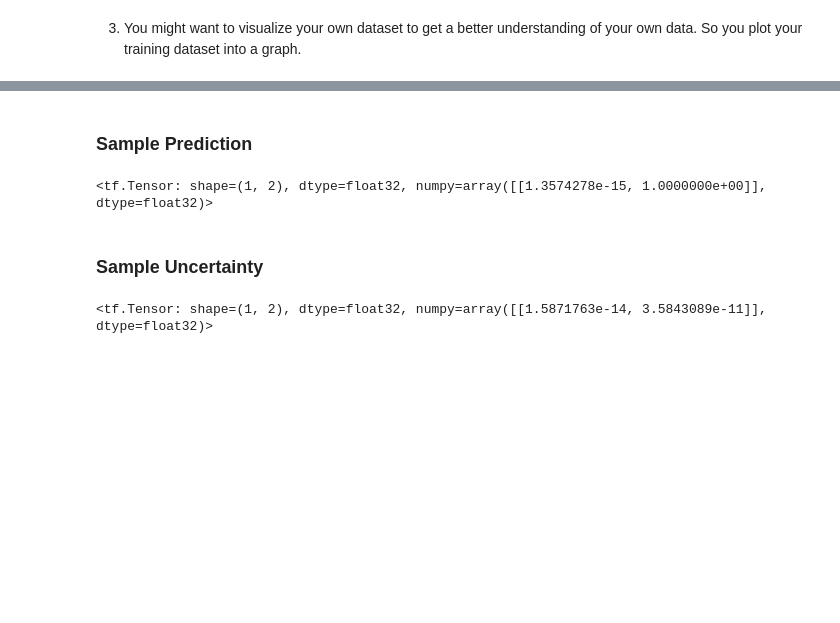
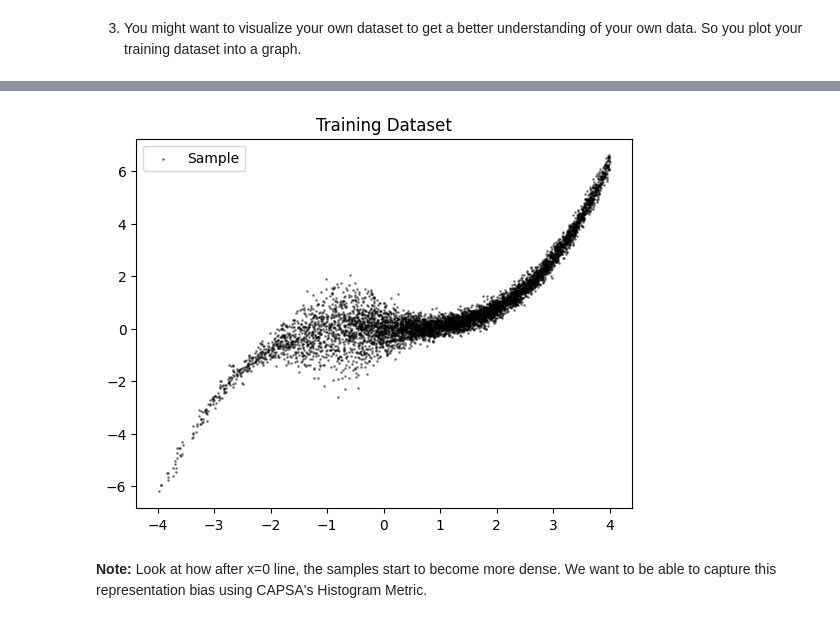
Before and after one commit to bytesroboticmx/capsaIA, a Jupyter notebook: docs/source/tutorials/bias/Histogram-Regression.ipynb, the cells around one changed output, grey strips where cells are left out. Cells and saved outputs as stored; diff of their text form; code cells hidden in the pictures; blank space fills up the shorter version.

```diff
--- a/notebooks/MVE_Classification.ipynb
+++ b/docs/source/tutorials/bias/Histogram-Regression.ipynb
@@ -25,6 +32,6 @@ from helper import *
 # %% [markdown]
 2. You would have your own training and test dataset ready.
 # %%
-(x_train, y_train), (x_test, y_test) = generate_moon_data_classification()
+(x_train, y_train), (x_test, y_test) = generate_random_data_regression()
 # %% [markdown]
 3. You might want to visualize your own dataset to get a better understanding of your own data. So you plot your training dataset into a graph.
@@ -59,2 +37,0 @@ wrapped_model.compile(
-# %%
-wrapped_model.fit(x_train,tf.one_hot(y_train,2),epochs=30)
@@ -97,12 +38,6 @@ output = wrapped_model(single_sample)
-# %% [markdown]
-### Sample Prediction
-# %%
-output.y_hat
-# %% [output]
-<tf.Tensor: shape=(1, 2), dtype=float32, numpy=array([[1.3574278e-15, 1.0000000e+00]], dtype=float32)>
-# %% [markdown]
-### Sample Uncertainty
-# %%
-output.aleatoric
-# %% [output]
-<tf.Tensor: shape=(1, 2), dtype=float32, numpy=array([[1.5871763e-14, 3.5843089e-11]], dtype=float32)>
+# %%
+plot_for_regression(x_train,y_train)
+# %% [output]
+[figure, added]
+# %% [markdown]
+**Note:** Look at how after x=0 line, the samples start to become more dense. We want to be able to capture this representation bias using CAPSA's Histogram Metric.
```
Also changed, not shown: parts of 37 cells of this notebook, 13 other files.
